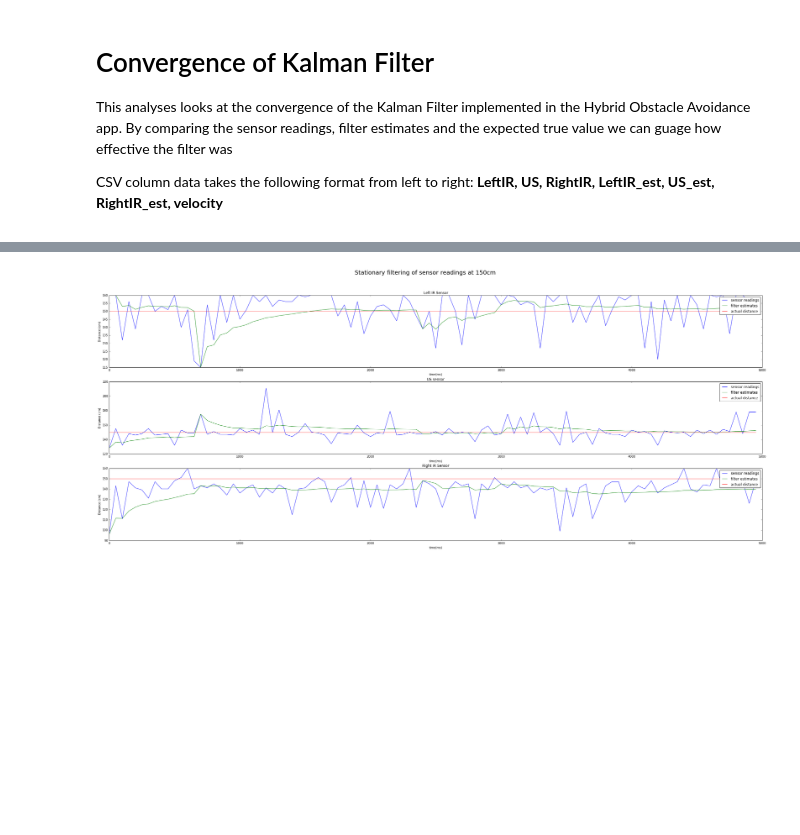
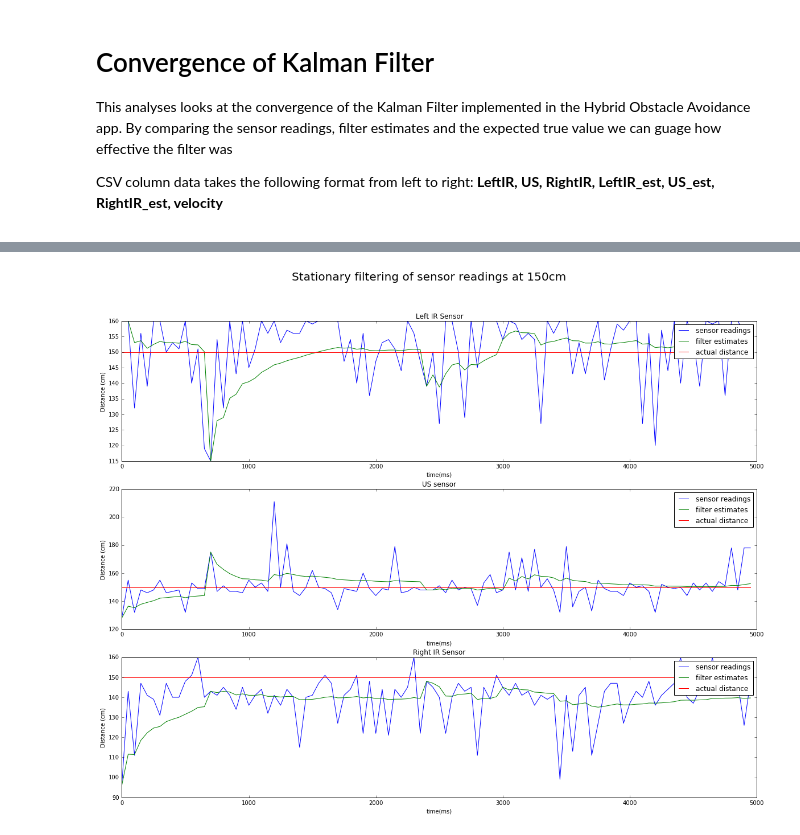
Before and after one commit to a-pradhan/SensorOutputAnalysis, a Jupyter notebook: Kalman Filter Analysis.ipynb, the cells around one changed output, grey strips where cells are left out. Cells and saved outputs as stored; diff of their text form; code cells hidden in the pictures; blank space fills up the shorter version.

```diff
--- a/Kalman Filter Analysis.ipynb
+++ b/Kalman Filter Analysis.ipynb
@@ -113,7 +113,7 @@ KF_150cm_df.columns =["leftIR", "US", "rightIR", "leftIR_est", "US_est", "rightI
 maxtime = KF_150cm_df["leftIR"].count() * 50
 time = np.arange(0, maxtime, 50)
 
-fig = plt.figure(figsize=(40,15))
+fig = plt.figure(figsize=(20,15))
 fig.suptitle("Stationary filtering of sensor readings at 150cm\n",fontsize=20)
 
 ax1 = plt.subplot2grid((3,1),(0,0),rowspan=1,colspan=1)
@@ -122,34 +122,34 @@ ax1.plot(time[0:100], KF_150cm_df.leftIR_est[0:100], label='filter estimates')
 ax1.plot(time[0:100], [150]*100, label='actual distance')
 ax1.legend()
 
 ax1.set_title("Left IR Sensor")
 ax1.set_xlabel("time(ms)")
 ax1.set_ylabel("Distance (cm)")
 
 ax2 = plt.subplot2grid((3,1),(1,0),rowspan=1,colspan=1)
 ax2.plot(time[0:100], KF_150cm_df.US[0:100], label='sensor readings')
 ax2.plot(time[0:100], KF_150cm_df.US_est[0:100], label='filter estimates')
 ax2.plot(time[0:100], [150]*100, label='actual distance')
 ax2.legend()
 ax2.set_title("US sensor")
 ax2.set_xlabel("time(ms)")
 ax2.set_ylabel("Distance (cm)")
 
 ax3 = plt.subplot2grid((3,1),(2,0),rowspan=1,colspan=1)
 ax3.plot(time[0:100], KF_150cm_df.rightIR[0:100], label='sensor readings')
 ax3.plot(time[0:100], KF_150cm_df.rightIR_est[0:100], label='filter estimates')
 ax3.plot(time[0:100], [150]*100, label='actual distance')
 ax3.legend()
 ax3.set_title("Right IR Sensor")
 ax3.set_xlabel("time(ms)")
 ax3.set_ylabel("Distance (cm)")
 
 
 
 
 plt.savefig("Kalman Filter Plots/150cm.png")
 # %% [output]
-[figure, old version]
+[figure, new version]
 # %%
 # slanted object placed in front of sensors at approximately 110 degrees
 KF_slanted_30cm_df = pd.read_csv("slanted 30cm.csv", header=None)
```
Also changed, not shown: parts of 5 cells of this notebook, 11 other files.
